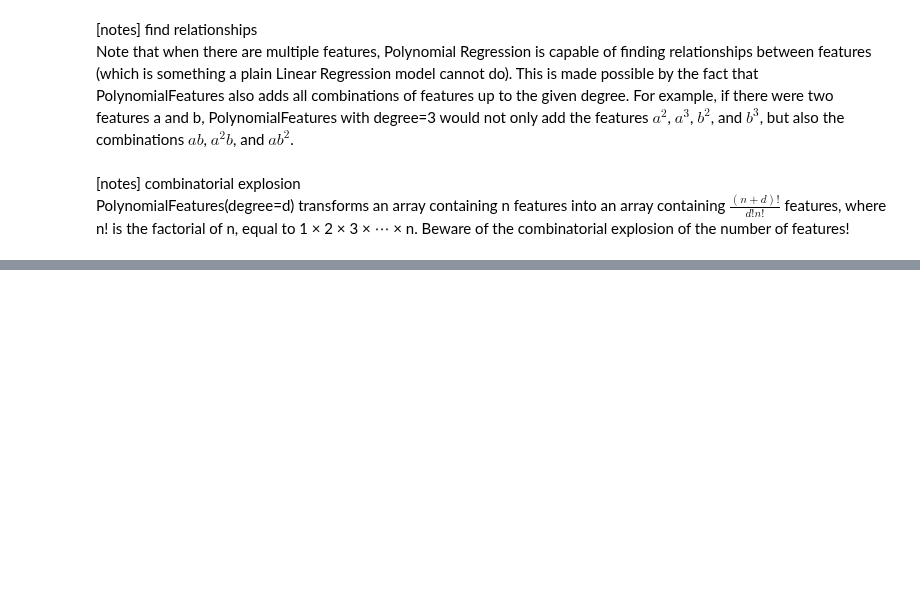
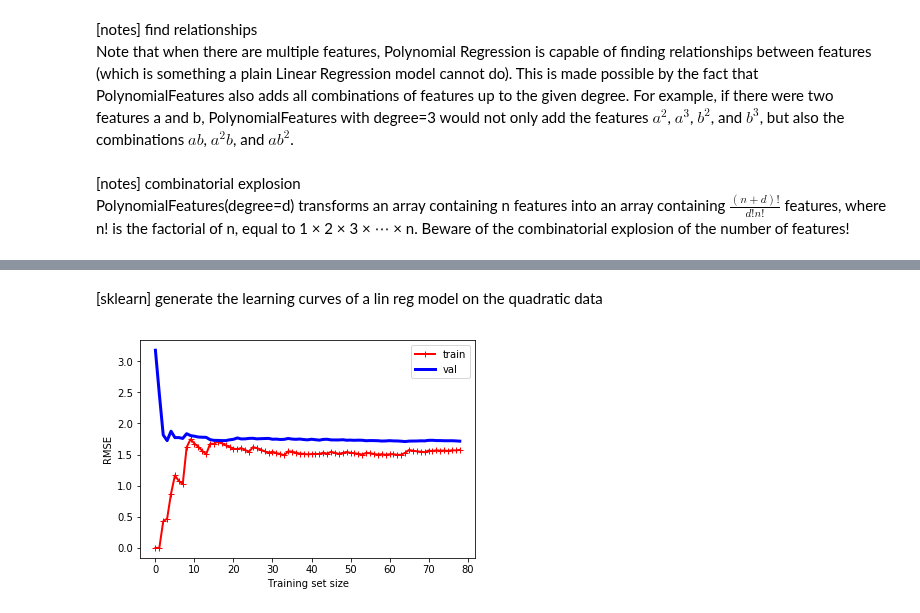
Before and after one commit to Chunngai/handson-ml, a Jupyter notebook: TrainingModels.ipynb, the cells around one changed output, grey strips where cells are left out. Cells and saved outputs as stored; diff of their text form; code cells hidden in the pictures; blank space fills up the shorter version.

```diff
--- a/TrainingModels.ipynb
+++ b/TrainingModels.ipynb
@@ -385,0 +397,36 @@ PolynomialFeatures(degree=d) transforms an array containing n features into an a
+# %% [markdown]
+[sklearn] generate the learning curves of a lin reg model on the quadratic data
+# %%
+from sklearn.metrics import mean_squared_error
+from sklearn.model_selection import train_test_split
+
+def plot_learning_curves(model, X, y):
+    # split
+    X_train, X_val, y_train, y_val = train_test_split(X, y, test_size=0.2)
+
+    train_errors, val_errors = [], []
+
+    for m in range(1, len(X_train)):
+            # train a model
+            model.fit(X_train[:m], y_train[:m])
+
+            # predict
+            y_train_predict = model.predict(X_train[:m])
+            y_val_predict = model.predict(X_val)
+
+            # append the mse to the list
+            train_errors.append(mean_squared_error(y_train_predict, y_train[:m]))
+            val_errors.append(mean_squared_error(y_val_predict, y_val))
+
+    # plot
+    plt.plot(np.sqrt(train_errors), "r-+", linewidth=2, label="train")
+    plt.plot(np.sqrt(val_errors), "b-", linewidth=3, label="val")
+    plt.xlabel("Training set size")
+    plt.ylabel("RMSE")
+    plt.legend()
+# %%
+# plot the learning curves of the lin reg model
+lin_reg = LinearRegression()
+plot_learning_curves(lin_reg, X, y)
+# %% [output]
+[figure, added]
```
Also changed, not shown: parts of 42 cells of this notebook.
